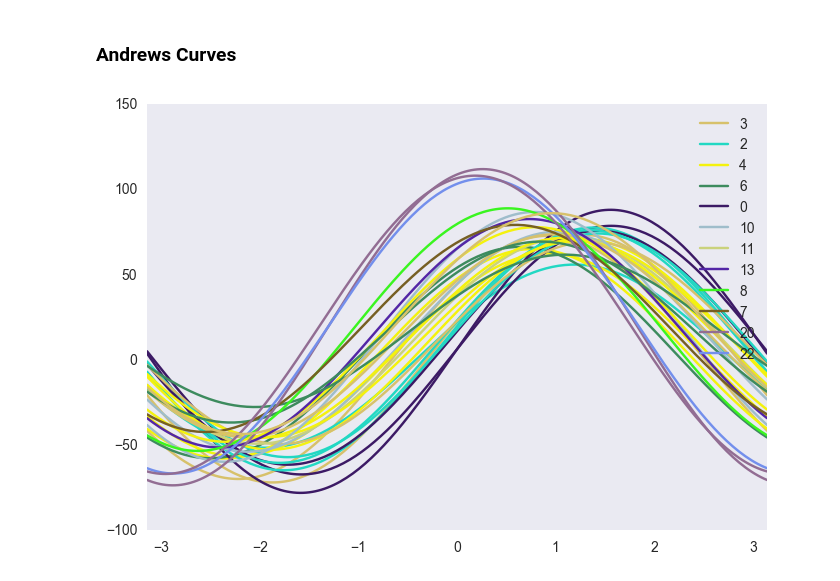
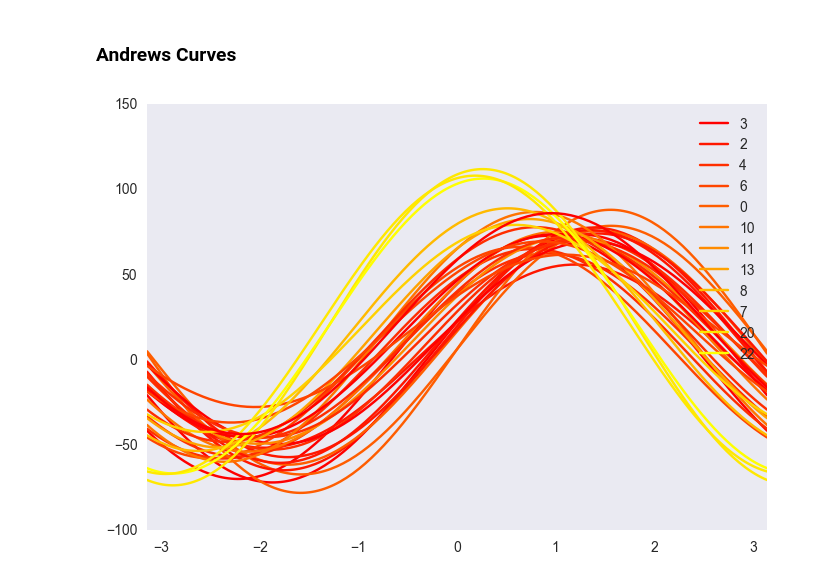
Before and after one commit to ykashou92/DataSciPort, a Jupyter notebook: PROJECT/0009-PorschePrices-DADV-Python.ipynb, the cells around one changed output. Cells and saved outputs as stored; diff of their text form; code cells hidden in the pictures.

```diff
--- a/PROJECT/0009-PorschePrices-DADV-Python.ipynb
+++ b/PROJECT/0009-PorschePrices-DADV-Python.ipynb
@@ -91,7 +100,7 @@ plt.show()
 # %%
 from pandas.tools.plotting import andrews_curves
 plt.figure()
-andrews_curves(porsche, 'Age', colormap='winter')
+andrews_curves(porsche, 'Age', colormap = 'autumn')
 plt.show()
 # %% [output]
-[figure, old version]
+[figure, new version]
```
Also changed, not shown: parts of 7 cells of this notebook.
